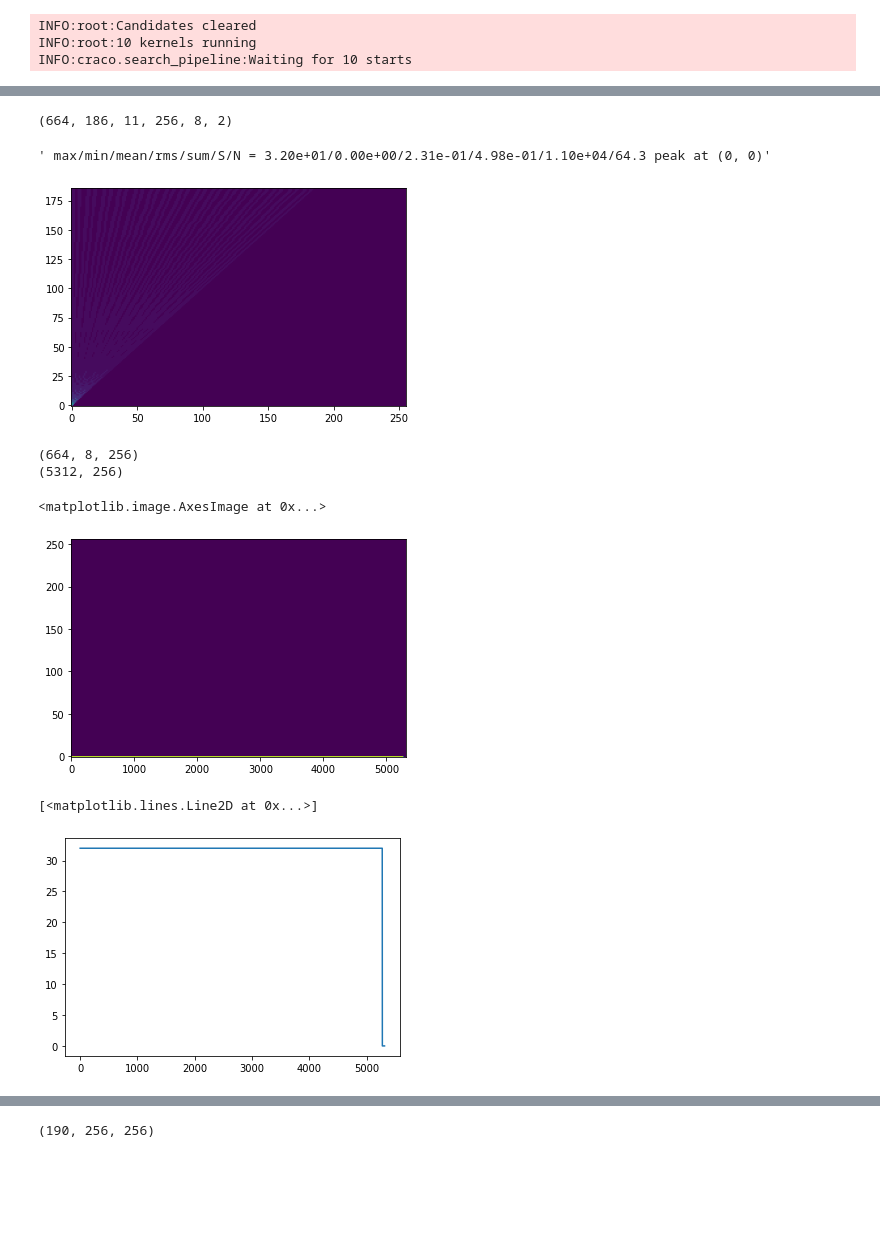
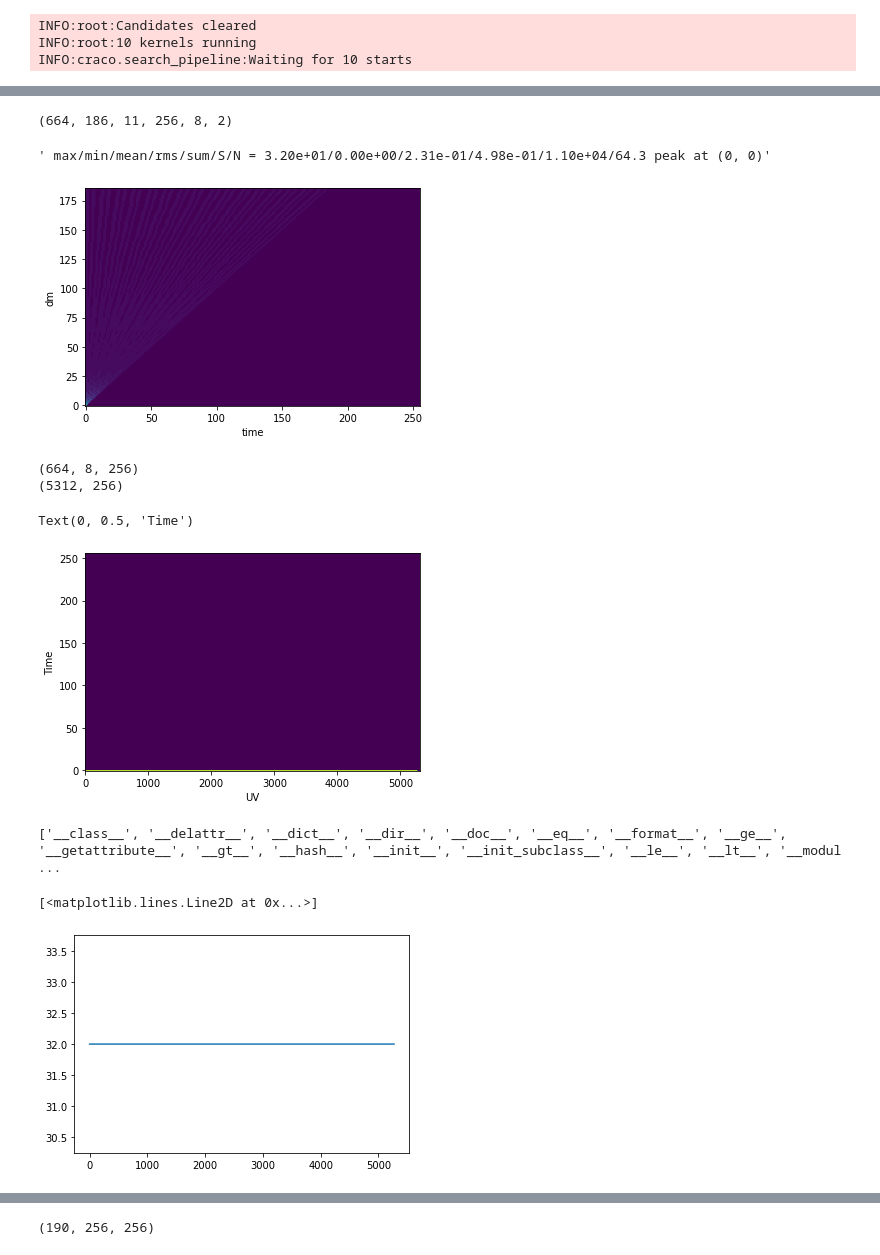
Before and after one commit to askap-craco/craco-python, a Jupyter notebook: notebooks/Testing image pipeline with impulses.ipynb, the cells around one changed output, grey strips where cells are left out. Cells and saved outputs as stored; diff of their text form; code cells hidden in the pictures; blank space fills up the shorter version.

```diff
--- a/notebooks/Testing image pipeline with impulses.ipynb
+++ b/notebooks/Testing image pipeline with impulses.ipynb
@@ -143,8 +135,0 @@ p.fdmtcu.krnl.read_register(0x00)
-# %%
-# check clearing buffers a lot doesn't lockup
-print(values)
-for i in range(100):
-    print('Clearing', i)
-#    p.clear_buffers(values)
-    p.run(i % 11, values).wait()
-    #time.sleep(0.1)
@@ -213,13 +138,14 @@ p.clear_buffers(values)
 # dmamp = 32 gives SNR=14.2
 dmamp = 32
 t0 = 0
+dm = 0
 
 # put in a value for a single time and DM
 for b in p.all_mainbufs:
     print(b.shape)
     #b.nparr[:] = dmamp #np.random.randn(*b.nparr.shape)
     #b.nparr[:] = dmamp
-    b.nparr[:,:,:,t0,:,0] = dmamp
+    b.nparr[:,dm,0,t0,:,0] = dmamp
     b.copy_to_device()
 # %% [output]
 INFO:root:Clearing mainbuf data NBLK=11
@@ -263,7 +173,7 @@ print(mainbuf.sum())
 # %%
 values.run_fdmt = False
 values.run_image = True
-values.threshold = 3
+values.threshold = 10
 print(values)
 p.run(0, values).wait()
 # %% [output]
@@ -333,5 +261,6 @@ fig.set_size_inches([10,5])
 # %%
 all_cands = []
+dm = 0
 for t0 in range(16):
     p.clear_buffers(values)
     # dmamp = 32 gives SNR=14.2
@@ -341,12 +270,12 @@ for t0 in range(16):
     # put in a value for a single time and DM
     for b in p.all_mainbufs:
         b.nparr[:] = 0
-        b.nparr[:,:,:,t0,:,0] = dmamp
+        b.nparr[:,dm,0,t0,:,0] = dmamp
         b.copy_to_device()
 
     values.run_fdmt = False
     values.run_image = True
-    values.threshold = 10
+    values.threshold = 5
     p.run(0, values).wait()
     cands = p.get_candidates().copy()
     all_cands.append(cands)
@@ -358,5 +287,7 @@ for t0 in range(16):
     #assert c0['time'] == t0
     #assert c0['dm'] == 0
     print_candidates(cands, 256, 0)
+    centrepix = cands[cands['loc_2dfft'] == 0] # 128, 128
+    print_candidates(centrepix, 256,0)
 # %% [output]
 INFO:root:Clearing mainbuf data NBLK=11
@@ -589,28 +499,34 @@ print(mainbuf.shape)
 # look at the DM-time plan for UV 0
 d = mainbuf[0,:,0,:,0,0]
 imshow(d, aspect='auto', origin='lower')
+xlabel('time')
+ylabel('dm')
 printstats(d)
 # %% [output]
 (664, 186, 11, 256, 8, 2)
 ' max/min/mean/rms/sum/S/N = 3.20e+01/0.00e+00/2.31e-01/4.98e-01/1.10e+04/64.3 peak at (0, 0)'
-[figure, old version]
+[figure, new version]
 # %%
 # look at DM=0 for all UVs
 d = mainbuf[:,0,0,:,:,0].transpose([0,2,1])
 print(d.shape)
 d = d.reshape(d.shape[0]*d.shape[1], d.shape[2])
 print(d.shape)
 
 imshow(d.T, aspect='auto', origin='lower')
+xlabel('UV')
+ylabel('Time')
 # %% [output]
 (664, 8, 256)
 (5312, 256)
-<matplotlib.image.AxesImage at 0x...>
+Text(0, 0.5, 'Time')
-[figure, old version]
+[figure, new version]
 # %%
-plot(d[:, 0])
+print(dir(plan))
+plot(d[:plan.fdmt_plan.nuvtotal, 0])
  # Oh yeah, OK, this makes sense. It's 32 for all baselines because I made every UV = 1. IN practice, it won't be that neat.
 # %% [output]
-[<matplotlib.lines.Line2D at 0x...>]
+['__class__', '__delattr__', '__dict__', '__dir__', '__doc__', '__eq__', '__format__', '__ge__', '__getattribute__', '__gt__', '__hash__', '__init__', '__init_subclass__', '__le__', '__lt__', '__modul ...
+[<matplotlib.lines.Line2D at 0x...>]
-[figure, old version]
+[figure, new version]
 # %% [markdown]
```
Also changed, not shown: parts of 26 cells of this notebook, 2 other files.
